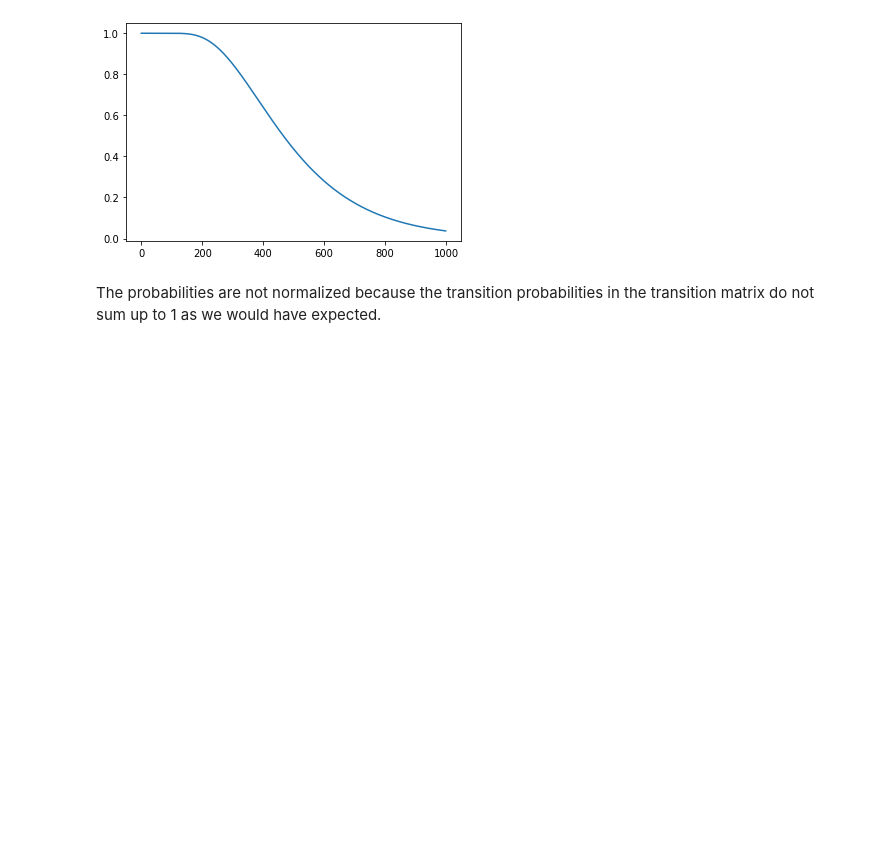
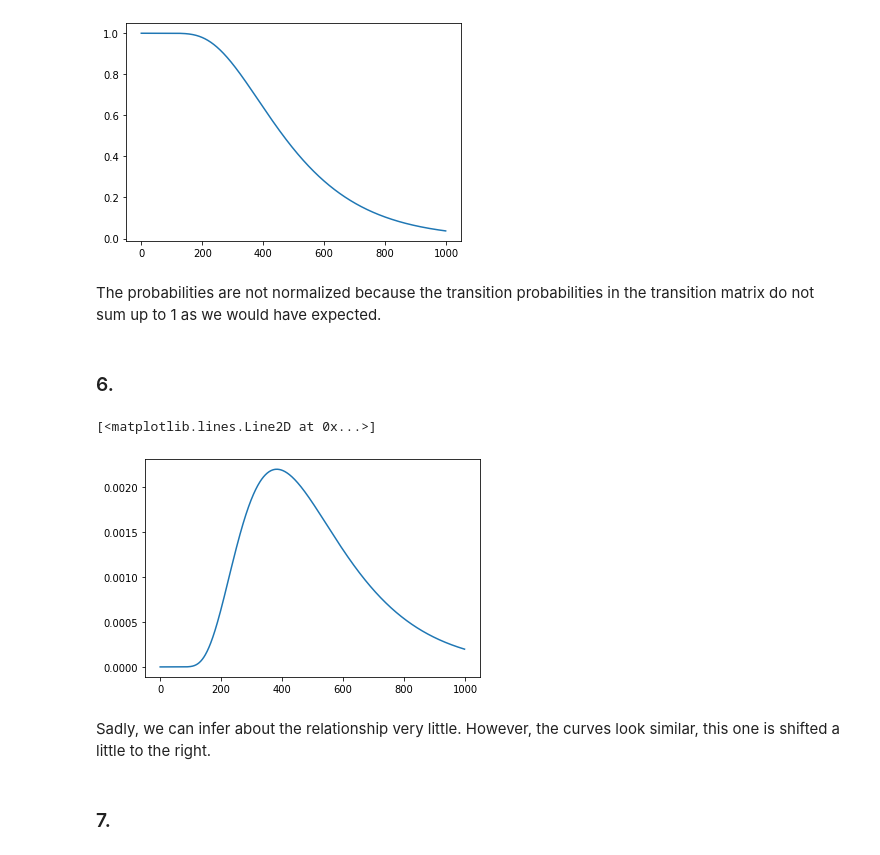
Before and after one commit to DorotheaMueller/mhbf, a Jupyter notebook: ex_7_budding_mueller.ipynb, the cells around one changed output. Drawn from its saved outputs; the diff is of its cells as text; code cells hidden in the pictures; blank space fills up the shorter version.

```diff
--- a/ex_7_budding_mueller.ipynb
+++ b/ex_7_budding_mueller.ipynb
@@ -92,3 +92,14 @@ plt.plot(trans)
 [figure]
 # %% [markdown]
 The probabilities are not normalized because the transition probabilities in the transition matrix do not sum up to 1 as we would have expected.
+# %% [markdown]
+### 6.
+# %%
+plt.plot(-np.diff(trans))
+# %% [output]
+[<matplotlib.lines.Line2D at 0x...>]
+[figure, added]
+# %% [markdown]
+Sadly, we can infer about the relationship very little. However, the curves look similar, this one is shifted a little to the right.
+# %% [markdown]
+### 7.
```
Also changed, not shown: parts of 1 cell of this notebook.
